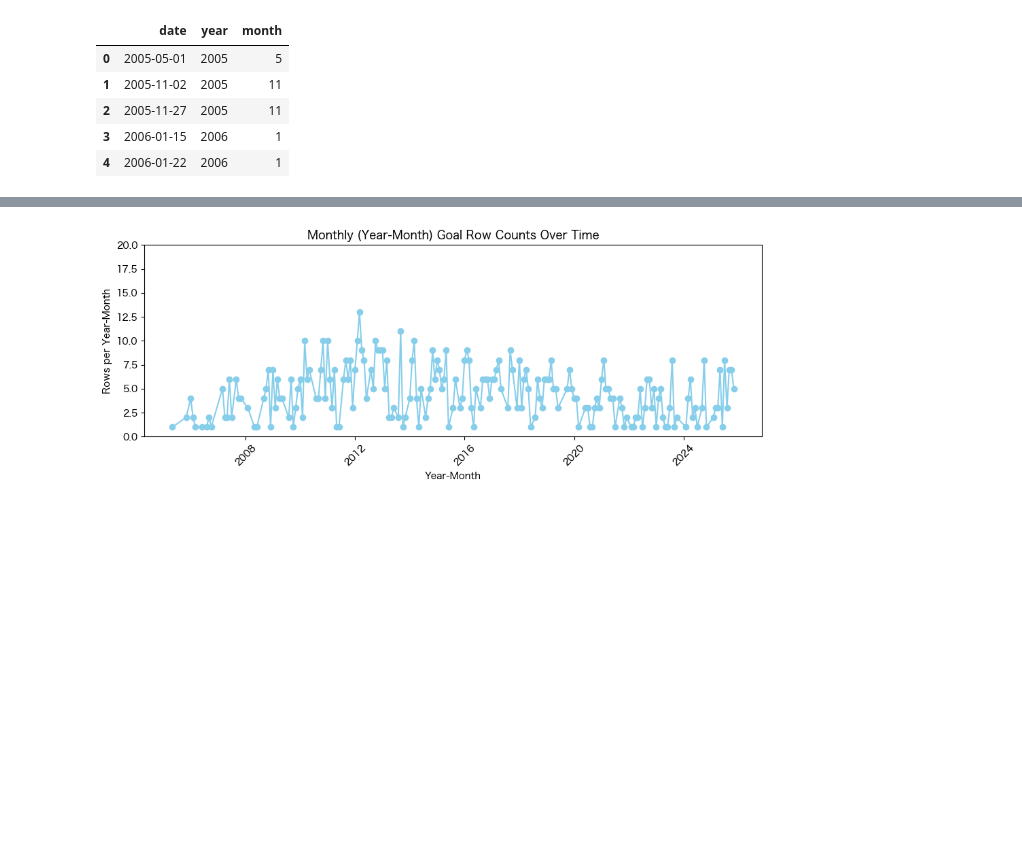
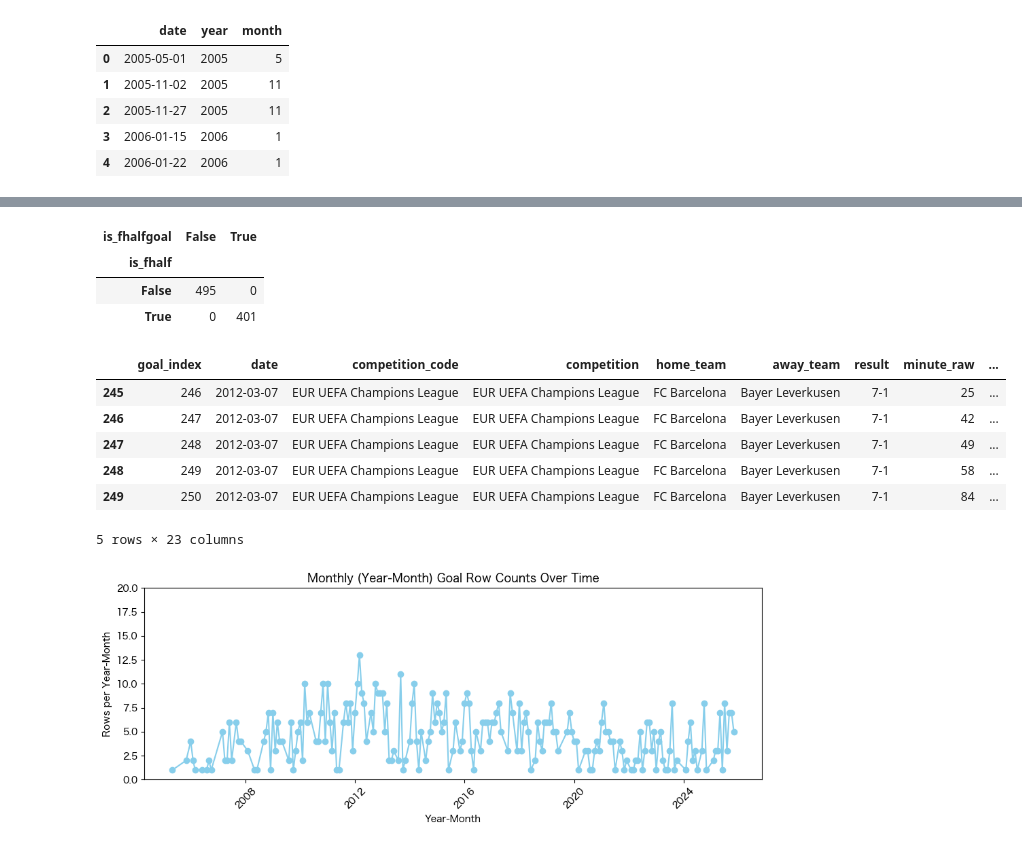
Before and after one commit to WE1CH-KAZU/analytics_messi, a Jupyter notebook: src/analytics_messi.ipynb, the cells around one changed output, grey strips where cells are left out. Saved outputs shown, nothing was run; the diff lists cells and outputs as text; code cells hidden in the pictures; blank space fills up the shorter version.

```diff
--- a/src/analytics_messi.ipynb
+++ b/src/analytics_messi.ipynb
@@ -99,3 +146,49 @@ memory usage: 112.1 KB
+# %%
+# "minute_raw"が「1～45」または「45+A（A=1,2,3,4,5,...）」であればTrue、それ以外はFalseとなるis_fhalf列を追加する
+def is_first_half(minute_raw):
+    """
+    minute_raw（例: "12", "45+2", "90"）が前半（1～45または45+追加分）ならTrue、後半ならFalse
+    """
+    if pd.isna(minute_raw):
+        return False
+    s = str(minute_raw)
+    # 45+追加分（前半）か？
+    if re.match(r"^45\+\d+$", s):
+        return True
+    # 単純な1～45か？
+    if s.isdigit():
+        if 1 <= int(s) <= 45:
+            return True
+    return False
+
+df["is_fhalf"] = df["minute_raw"].apply(is_first_half)
+
+df["is_fhalfgoal"] = df["is_fhalf"] == True
+df["is_shalfgoal"] = df["is_fhalf"] == False
+# %%
+x = df["is_fhalf"]
+y = df["is_fhalfgoal"]
+
+crosstab = pd.crosstab(x,y)
+crosstab
+# %% [output]
+| is_fhalfgoal | False | True |
+| is_fhalf |  |  |
+| False | 495 | 0 |
+| True | 0 | 401 |
+# %%
+df["date"].value_counts()
+
+mask = df["date"] == "2012-03-07"
+df[mask]
+# %% [output]
+|  | goal_index | date | competition_code | competition | home_team | away_team | result | minute_raw | ... |
+| 245 | 246 | 2012-03-07 | EUR UEFA Champions League | EUR UEFA Champions League | FC Barcelona | Bayer Leverkusen | 7-1 | 25 | ... |
+| 246 | 247 | 2012-03-07 | EUR UEFA Champions League | EUR UEFA Champions League | FC Barcelona | Bayer Leverkusen | 7-1 | 42 | ... |
+| 247 | 248 | 2012-03-07 | EUR UEFA Champions League | EUR UEFA Champions League | FC Barcelona | Bayer Leverkusen | 7-1 | 49 | ... |
+| 248 | 249 | 2012-03-07 | EUR UEFA Champions League | EUR UEFA Champions League | FC Barcelona | Bayer Leverkusen | 7-1 | 58 | ... |
+| 249 | 250 | 2012-03-07 | EUR UEFA Champions League | EUR UEFA Champions League | FC Barcelona | Bayer Leverkusen | 7-1 | 84 | ... |
+5 rows × 23 columns
 # %%
 # 時系列（年-月）で行数をカウント
 monthly_timeseries_counts = (
```
Also changed, not shown: parts of 2 cells of this notebook.
